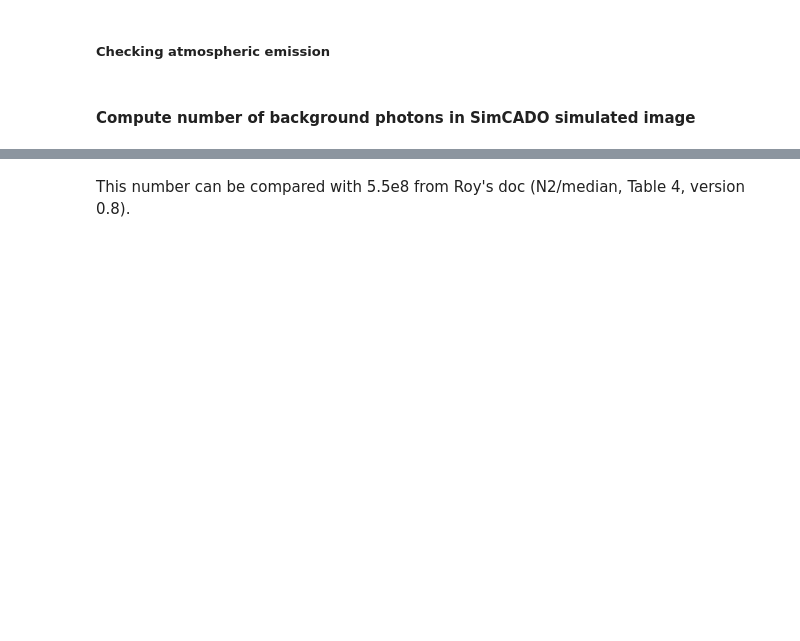
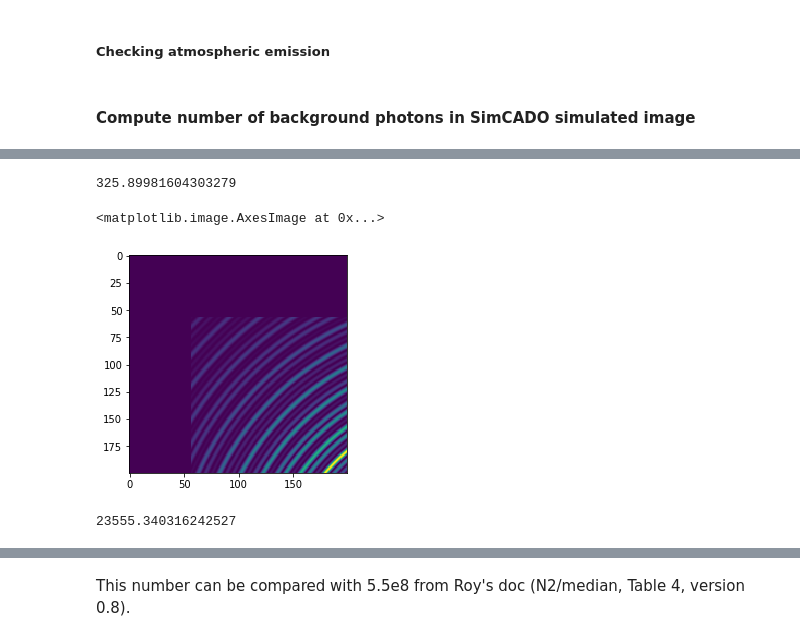
Before and after one commit to astronomyk/SimMETIS, a Jupyter notebook: notebooks/SimMETIS_NQ_IMG_test.ipynb, the cells around one changed output, grey strips where cells are left out. Drawn from its saved outputs; the diff is of its cells as text; code cells hidden in the pictures; blank space fills up the shorter version.

```diff
--- a/notebooks/SimMETIS_NQ_IMG_test.ipynb
+++ b/notebooks/SimMETIS_NQ_IMG_test.ipynb
@@ -186,3 +217,16 @@ plt.colorbar()
+# %%
+np.std(clean_image[200:400,200:400])
+# %% [output]
+325.89981604303279
+# %%
+plt.imshow(clean_image[200:400,200:400])
+# %% [output]
+<matplotlib.image.AxesImage at 0x...>
+[figure, added]
+# %%
+np.std(hdu[0].data[200:400,200:400])
+# %% [output]
+23555.340316242527
 # %%
 bgphotons_per_pix=np.median(hdu[0].data)
 bgphotons_per_pix*=1.1 ## takes into account bg photons from entrance window, not included in the simulation so far
```
Also changed, not shown: parts of 10 cells of this notebook, 1 other file.
